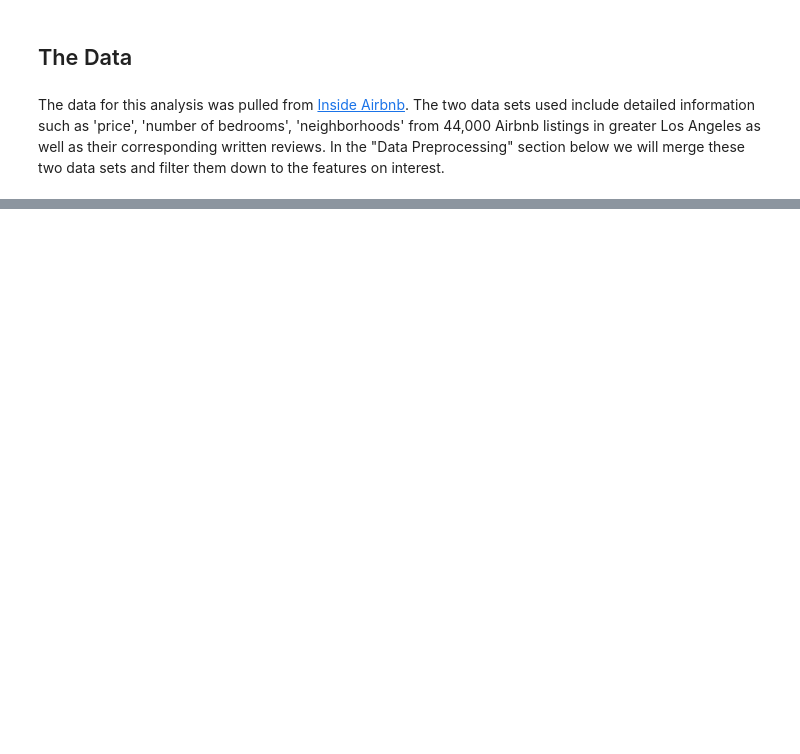
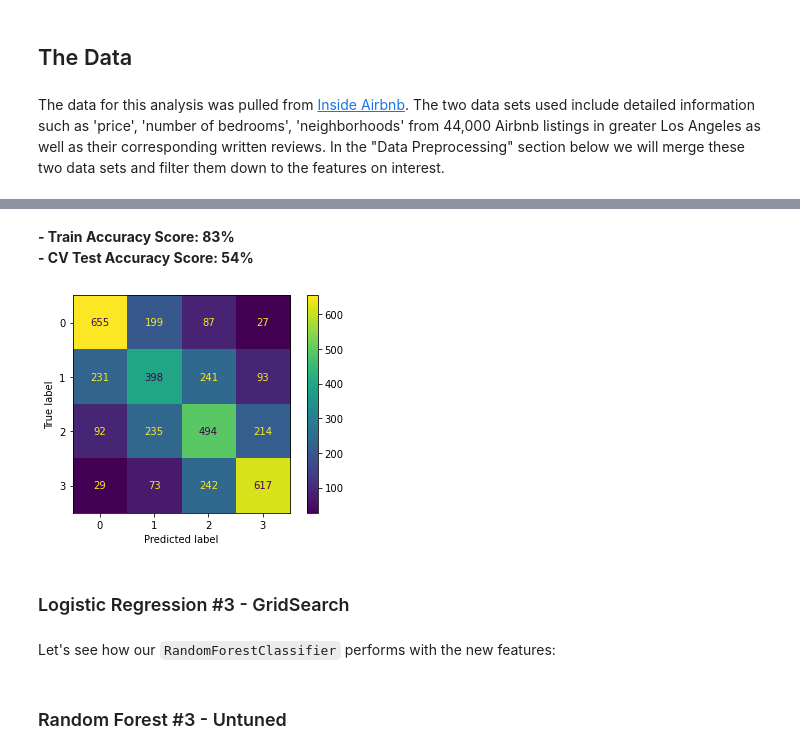
Before and after one commit to jfbr1283/Airbnb_Reviews_Analysis, a Jupyter notebook: working_notebooks/airbnb_nlp_reviews.ipynb, the cells around one changed output, grey strips where cells are left out. Saved outputs shown, nothing was run; the diff lists cells and outputs as text; code cells hidden in the pictures; blank space fills up the shorter version.

```diff
--- a/working_notebooks/airbnb_nlp_reviews.ipynb
+++ b/working_notebooks/airbnb_nlp_reviews.ipynb
@@ -1005,0 +465,14 @@ KeyboardInterrupt:
+# %%
+#train test split
+X = df_processed[["processed_reviews", "neighborhood", "bathrooms", "property_type",
+                "review_scores_rating","review_scores_accuracy", "review_scores_checkin",
+                "review_scores_communication", "review_scores_value", "review_scores_location",
+                "review_scores_cleanliness"]]
+y = df_processed["price_range"]
+
+X_train3, X_test3, y_train3, y_test3 = train_test_split(
+    X, y, test_size=0.25, random_state=42
+)
+
+#sanity check shape
+X_train3.shape, X_test3.shape, y_train3.shape, y_test3.shape
@@ -1005,0 +483,9 @@ KeyboardInterrupt:
+# %%
+# Creating column transformer for text and categorical data
+text_pipeline = Pipeline(steps=[('vec', TfidfVectorizer())])
+
+categorical_pipeline = Pipeline(steps=[('ohe', OneHotEncoder(sparse_output=False, handle_unknown='ignore'))])
+
+transformer2 = ColumnTransformer(transformers=[
+    ('text', text_pipeline, 'processed_reviews'),
+    ('cat', categorical_pipeline, ['neighborhood', 'property_type'])], remainder='passthrough')
@@ -1005,0 +494,15 @@ KeyboardInterrupt:
+# %%
+# instantiate pipeline for Logistic Regression with ColumnTransformer
+pipe_log3 = Pipeline([("col_tr", transformer2), ("log", LogisticRegression(multi_class= 'multinomial', max_iter=10000))])
+
+# cross-validate & return scores
+lr_scores3 = cross_validate(pipe_log3, X_train3, y_train3,
+                        cv=5, return_train_score=True, verbose=3, n_jobs=-3)
+
+# print results
+print(lr_scores3)
+print(lr_scores3['test_score'].mean())
+print(lr_scores3['train_score'].mean())
+
+# Cross-Validation Test Accuracy Score: 54.14%
+# Cross-Validation Train Accuracy Score: 83.07%
@@ -1005,0 +516,14 @@ KeyboardInterrupt:
+# %% [markdown]
+**- Train Accuracy Score: 83%**
+<br>
+**- CV Test Accuracy Score: 54%**
+# %%
+#plot confusion matrix
+y_pred_log_cv = cross_val_predict(pipe_log3, X_train3, y_train3, cv=5)
+
+log_matrix = confusion_matrix(y_train3, y_pred_log_cv)
+ConfusionMatrixDisplay(log_matrix).plot();
+# %% [output]
+[figure, added]
+# %% [markdown]
+### Logistic Regression #3 - GridSearch
@@ -1005,0 +552,4 @@ KeyboardInterrupt:
+# %% [markdown]
+Let's see how our `RandomForestClassifier` performs with the new features:
+# %% [markdown]
+### Random Forest #3 - Untuned
```
Also changed, not shown: parts of 177 cells of this notebook, 1 other file.
